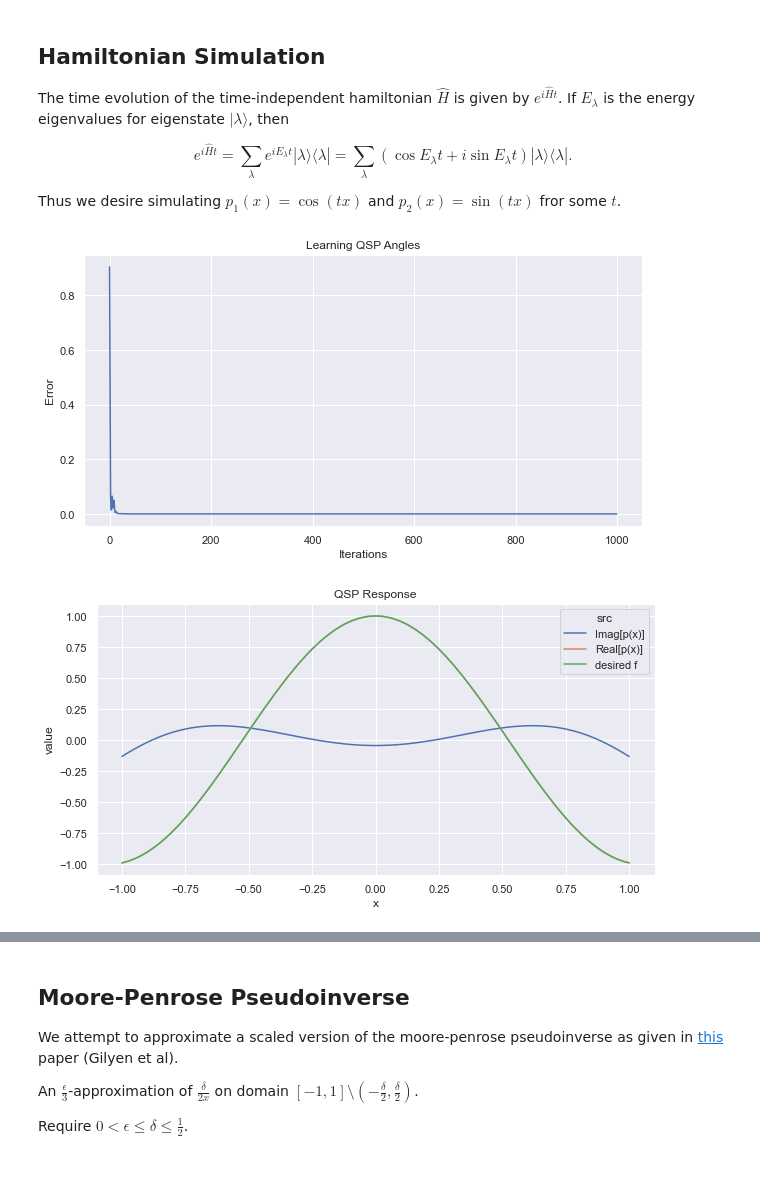
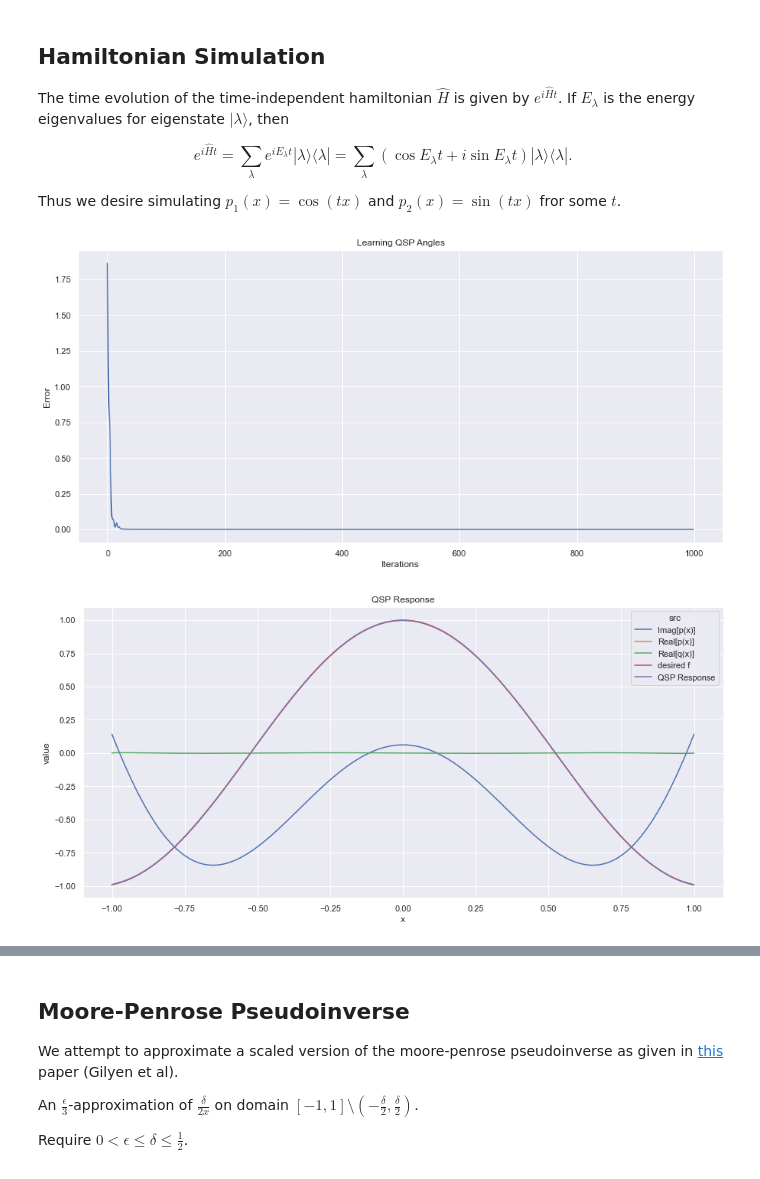
Before and after one commit to jdocter/qsp, a Jupyter notebook: learning_qsp_angles.ipynb, the cells around one changed output, grey strips where cells are left out. Cells and saved outputs as stored; diff of their text form; code cells hidden in the pictures.

```diff
--- a/learning_qsp_angles.ipynb
+++ b/learning_qsp_angles.ipynb
@@ -29,7 +28,7 @@ import scipy
 import IPython
 
 sns.set()
-plt.rcParams['figure.figsize'] = [10, 5]
+plt.rcParams['figure.figsize'] = [15, 7]
 # %% [markdown]
 ## Hamiltonian Simulation
 
@@ -41,23 +40,24 @@ Thus we desire simulating $p_1(x) = \cos(t x)$ and $p_2(x) = \sin(tx)$ fror some
 # %%
 t = 3
 poly_deg = 6
 f = lambda x: np.cos(t * x)
 model = construct_qsp_model(poly_deg)
 
 # The intput theta training values
 th_in = np.arange(0, np.pi, np.pi / 50)
 th_in = tf.reshape(th_in, (th_in.shape[0], 1))
 
 # The desired real part of p(x) which is the upper left value in the unitary of the qsp sequence
-expected_outputs = f(np.cos(th_in))
+# We also want that Re[q(x)] = 0
+expected_outputs = [f(np.cos(th_in)), np.zeros(th_in.shape)]
 
 model = construct_qsp_model(poly_deg)
 history = model.fit(x=th_in, y=expected_outputs, epochs=1000, verbose=0)
 plot_loss(history)
 plot_qsp_response(f, model)
 # %% [output]
-[figure, old version]
+[figure, new version]
-[figure, old version]
+[figure, new version]
 # %%
 t = 3
 poly_deg =5
```
Also changed, not shown: parts of 7 cells of this notebook, 4 other files.
